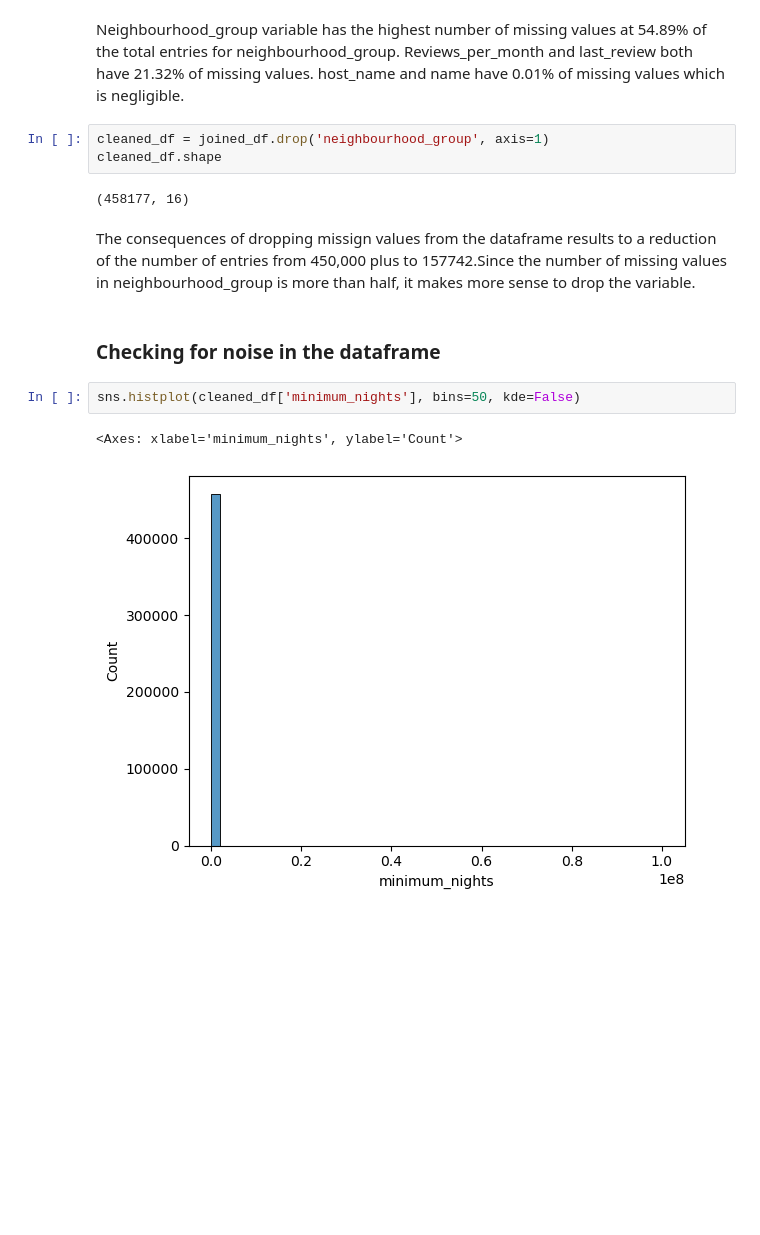
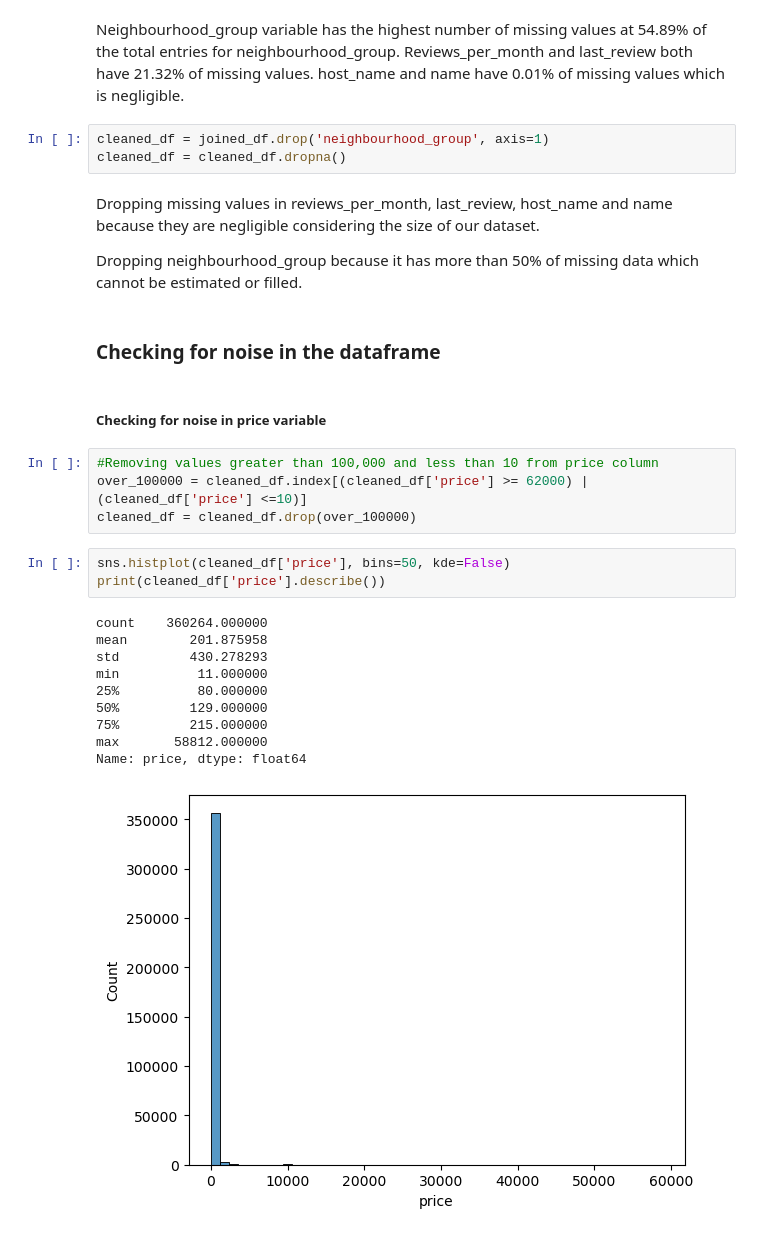
Before and after one commit to GVSU-CIS635/projects-dataminers, a Jupyter notebook: data_miners_kiptoo.ipynb, the cells around one changed output. Drawn from its saved outputs; the diff is of its cells as text; blank space fills up the shorter version.

Commit message:
Performed outlier and noise detection for price,minimum night and availability 365 variables

```diff
--- a/data_miners_kiptoo.ipynb
+++ b/data_miners_kiptoo.ipynb
@@ -153,15 +155,30 @@ plt.show()
 Neighbourhood_group variable has the highest number of missing values at 54.89% of the total entries for neighbourhood_group. Reviews_per_month and last_review both have 21.32% of missing values. host_name and name have 0.01% of missing values which is negligible.
 # %%
 cleaned_df = joined_df.drop('neighbourhood_group', axis=1)
-cleaned_df.shape
+cleaned_df = cleaned_df.dropna()
-# %% [output]
-(458177, 16)
 # %% [markdown]
-The consequences of dropping missign values from the dataframe results to a reduction of the number of entries from 450,000 plus to 157742.Since the number of missing values in neighbourhood_group is more than half, it makes more sense to drop the variable.
+Dropping missing values in reviews_per_month, last_review, host_name and name because they are negligible considering the size of our dataset.
+
+Dropping neighbourhood_group because it has more than 50% of missing data which cannot be estimated or filled.
 # %% [markdown]
 ### Checking for noise in the dataframe
+# %% [markdown]
+##### Checking for noise in price variable
+# %%
+#Removing values greater than 100,000 and less than 10 from price column
+over_100000 = cleaned_df.index[(cleaned_df['price'] >= 62000) | (cleaned_df['price'] <=10)]
+cleaned_df = cleaned_df.drop(over_100000)
 # %%
-sns.histplot(cleaned_df['minimum_nights'], bins=50, kde=False)
+sns.histplot(cleaned_df['price'], bins=50, kde=False)
+print(cleaned_df['price'].describe())
 # %% [output]
-<Axes: xlabel='minimum_nights', ylabel='Count'>
+count    360264.000000
+mean        201.875958
+std         430.278293
+min          11.000000
+25%          80.000000
+50%         129.000000
+75%         215.000000
+max       58812.000000
+Name: price, dtype: float64
-[figure, old version]
+[figure, new version]
```
Also changed, not shown: parts of 22 cells of this notebook.
